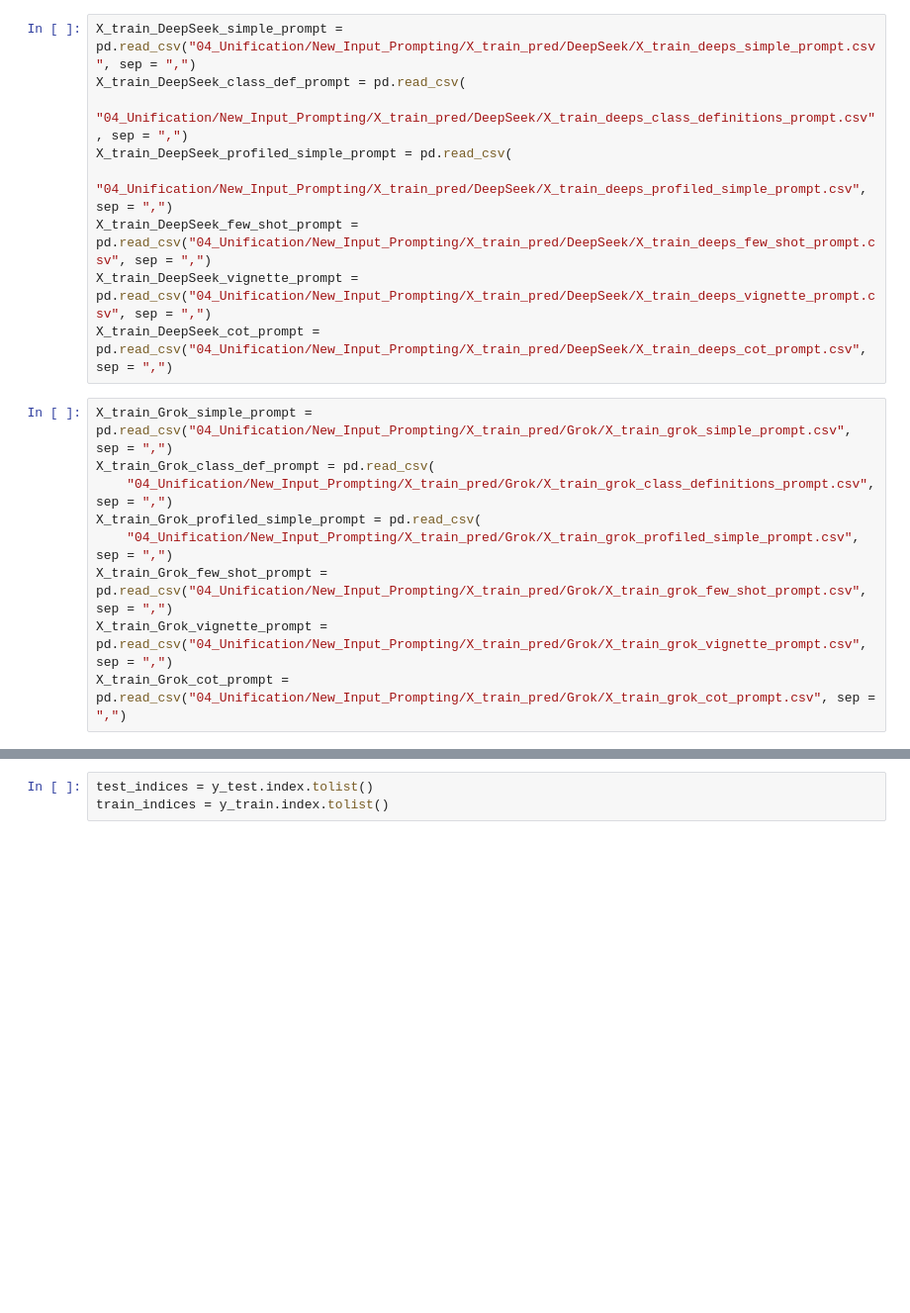
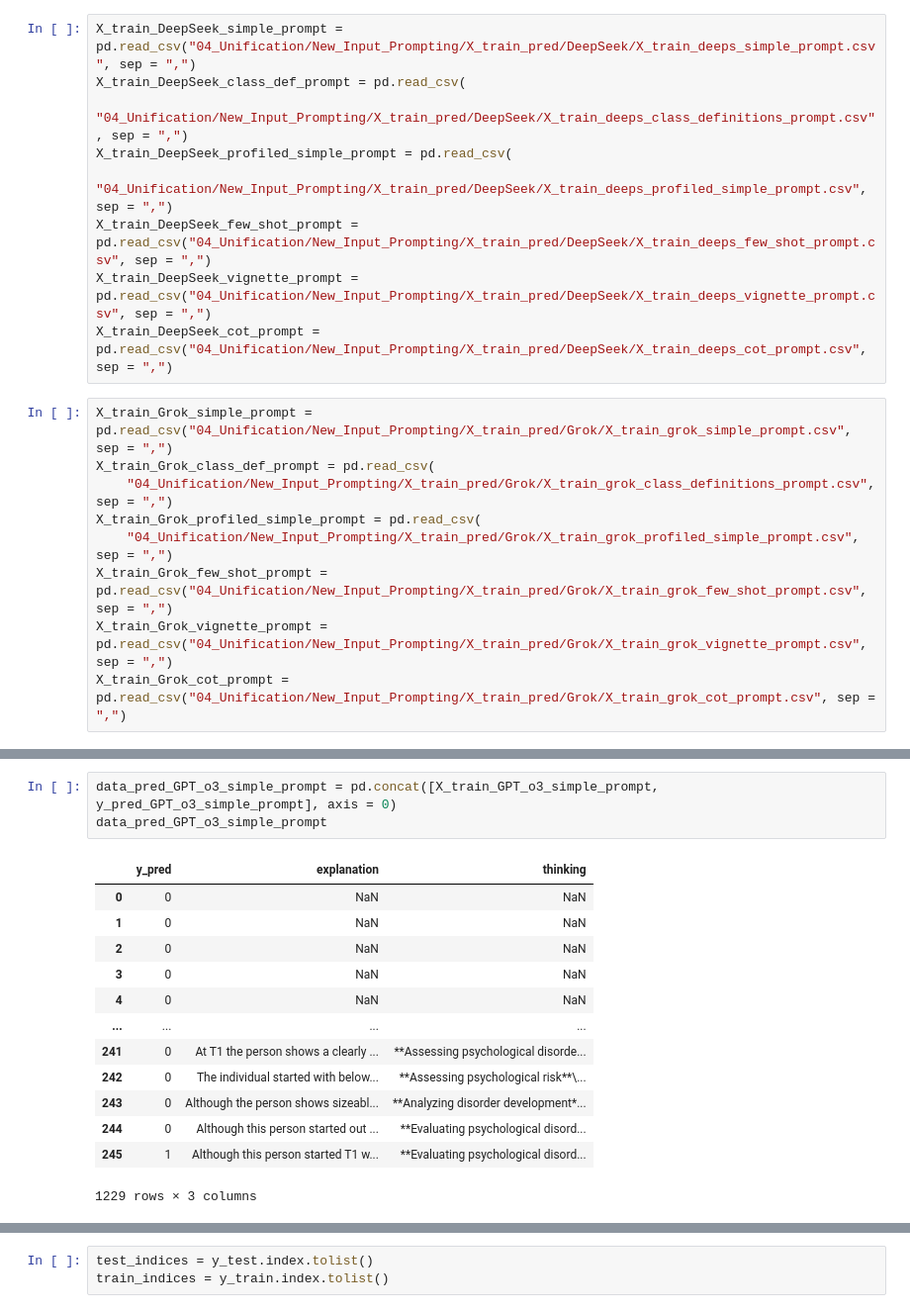
Before and after one commit to kimmizi/master_thesis, a Jupyter notebook: exp/00_Data_Manipulation.ipynb, the cells around one changed output, grey strips where cells are left out. Shown at 99% size. Saved outputs shown, nothing was run; the diff lists cells and outputs as text; blank space fills up the shorter version.

```diff
--- a/exp/00_Data_Manipulation.ipynb
+++ b/exp/00_Data_Manipulation.ipynb
@@ -151,0 +339,17 @@ X_train shape:  (983, 22) 0.8
+# %%
+data_pred_GPT_o3_simple_prompt = pd.concat([X_train_GPT_o3_simple_prompt, y_pred_GPT_o3_simple_prompt], axis = 0)
+data_pred_GPT_o3_simple_prompt
+# %% [output]
+|  | y_pred | explanation | thinking |
+| 0 | 0 | NaN | NaN |
+| 1 | 0 | NaN | NaN |
+| 2 | 0 | NaN | NaN |
+| 3 | 0 | NaN | NaN |
+| 4 | 0 | NaN | NaN |
+| ... | ... | ... | ... |
+| 241 | 0 | At T1 the person shows a clearly ... | **Assessing psychological disorde... |
+| 242 | 0 | The individual started with below... | **Assessing psychological risk**\... |
+| 243 | 0 | Although the person shows sizeabl... | **Analyzing disorder development*... |
+| 244 | 0 | Although this person started out ... | **Evaluating psychological disord... |
+| 245 | 1 | Although this person started T1 w... | **Evaluating psychological disord... |
+1229 rows × 3 columns
```
Also changed, not shown: parts of 24 cells of this notebook.
